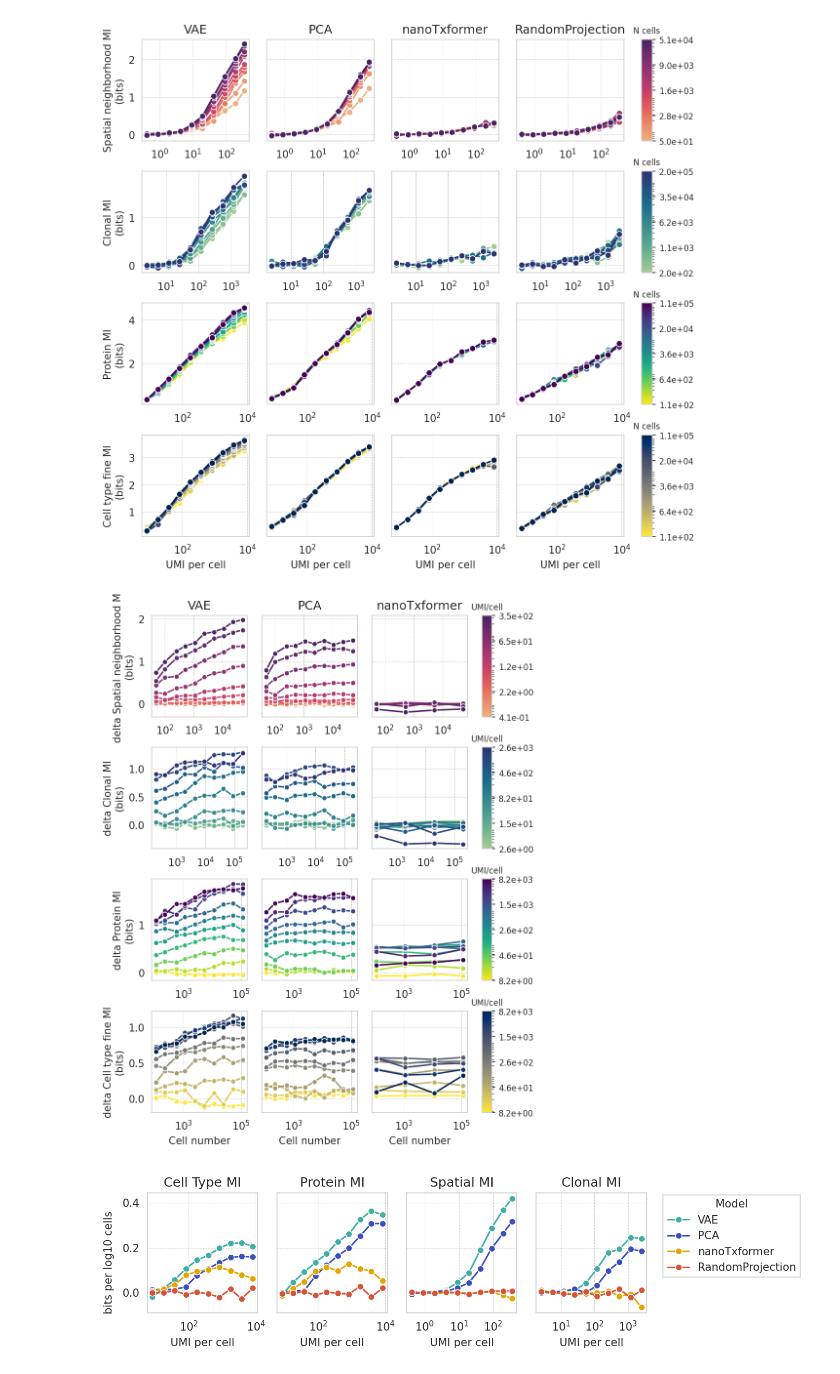
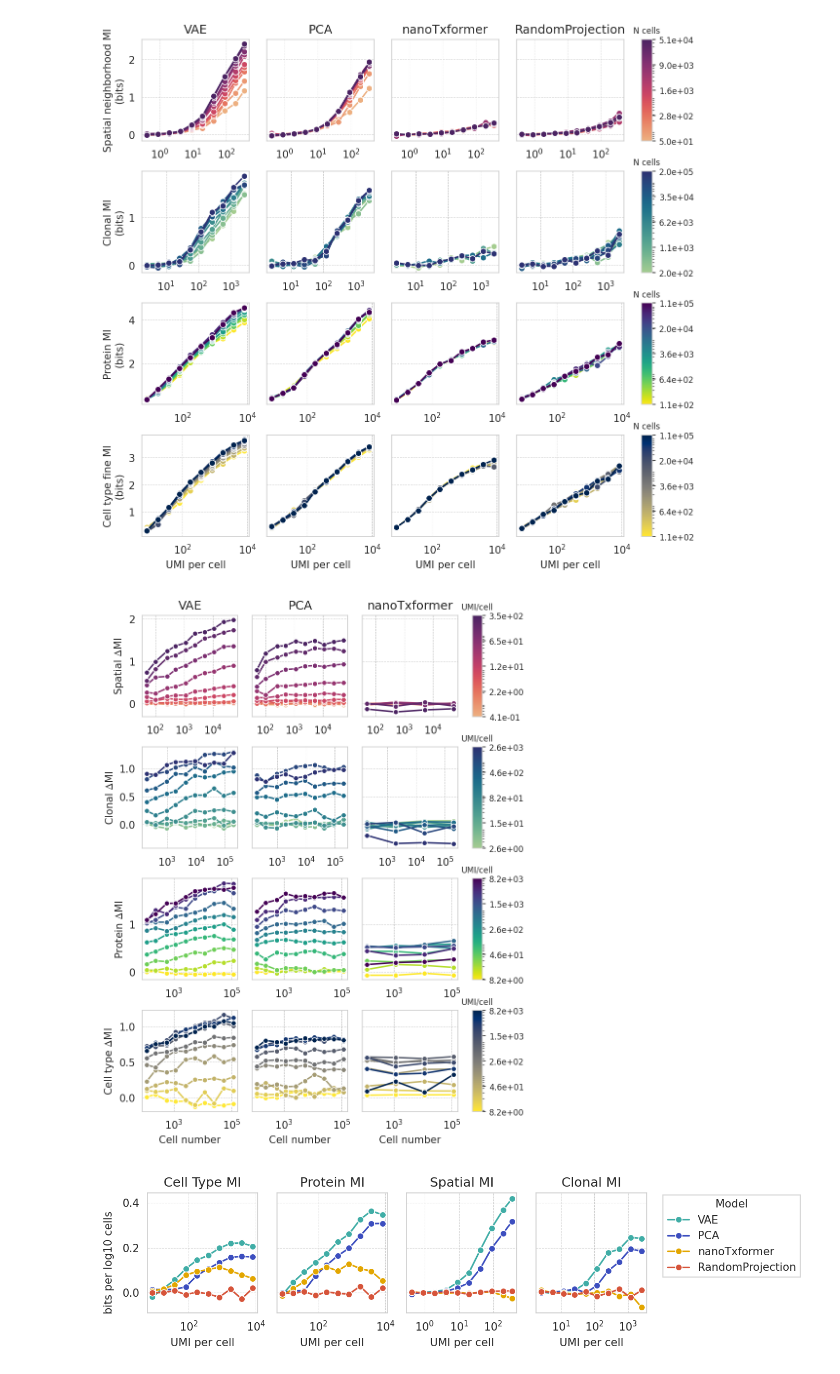
Before and after one commit to ggdna/scScaling, a Jupyter notebook: results/count_scaling_plots.ipynb, the cells around one changed output. Saved outputs shown, nothing was run; the diff lists cells and outputs as text; code cells hidden in the pictures.

```diff
--- a/results/count_scaling_plots.ipynb
+++ b/results/count_scaling_plots.ipynb
@@ -239,6 +239,7 @@ from matplotlib.ticker import LogFormatterSciNotation
 # prepare the data for grid
 metrics = ['delta Spatial neighborhood MI', 'delta Clonal MI',
            'delta Protein MI', 'delta Cell type fine MI']
+names = [r'Spatial $\Delta$MI', r'Clonal $\Delta$MI', r'Protein $\Delta$MI', r'Cell type $\Delta$MI']
 model_types = hue_order[:-1]
 palettes = ['flare', 'crest', 'viridis_r', 'cividis_r']  # distinct palettes for rows
 
@@ -278,35 +279,35 @@ for row, (metric, palette) in enumerate(zip(metrics, palettes)):
         # set column titles
         if row == 0:
             ax.set_title(method)
 
 
         if row != 3:
             ax.set_xlabel('')
 
         # set row labels
         if col == 0:
-            ax.set_ylabel(f"{metric}\n(bits)")
+            ax.set_ylabel(names[row])
 
         ax.set_xscale('log')
 
     # create colorbar for the row
     vmin, vmax = data['UMI per cell'].min(), data['UMI per cell'].max()
     color_norm = LogNorm(vmin=vmin, vmax=vmax)
     sm = plt.cm.ScalarMappable(cmap=palette, norm=color_norm)
     sm.set_array([])
 
     axes[row, -1].remove()
     # add the colorbar next to the last column of the row
     cbar_ax = fig.add_subplot(4, 4, 4+4*row)
     ticks = np.logspace(np.log10(vmin), np.log10(vmax), n_legend_colors)
     cbar = fig.colorbar(sm, cax=cbar_ax, orientation='vertical', ticks=ticks)
     cbar.ax.set_yticklabels([f"{t:.1e}" for t in ticks], fontsize=8)
     cbar.ax.set_title("UMI/cell", fontsize=8)
 
 
 plt.show()
 # %% [output]
-[figure, old version]
+[figure, new version]
 # %%
 fig = plt.figure(figsize=(9, 2.5), dpi=dpi)
 
```
Also changed, not shown: 3 other files.
